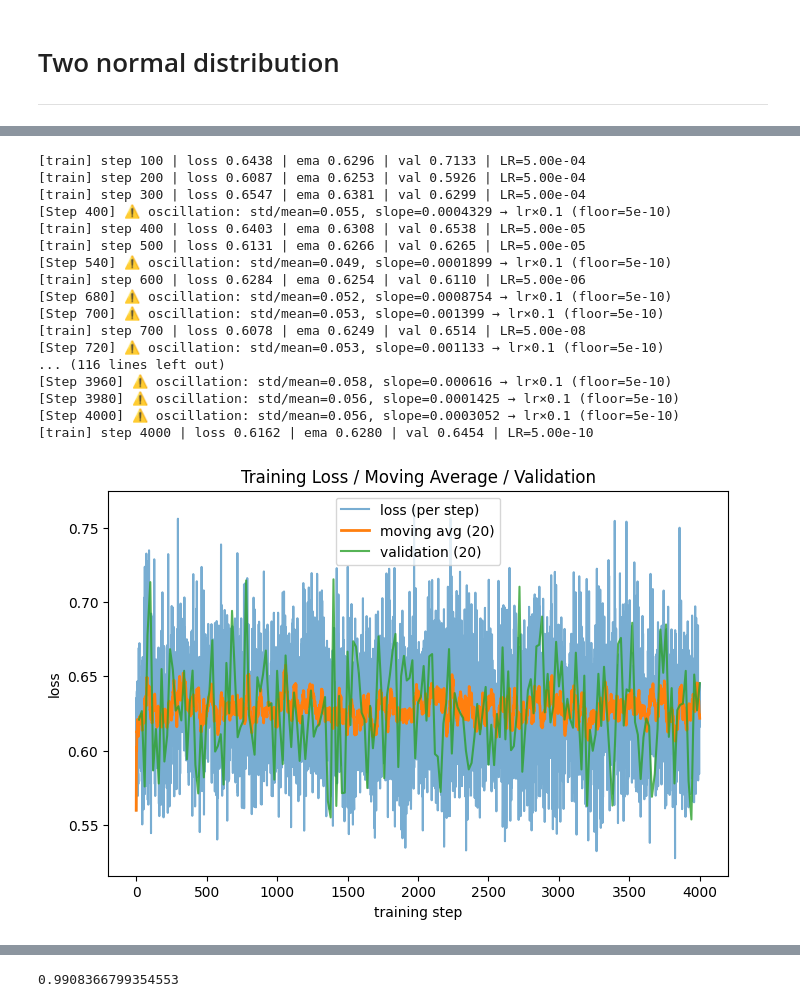
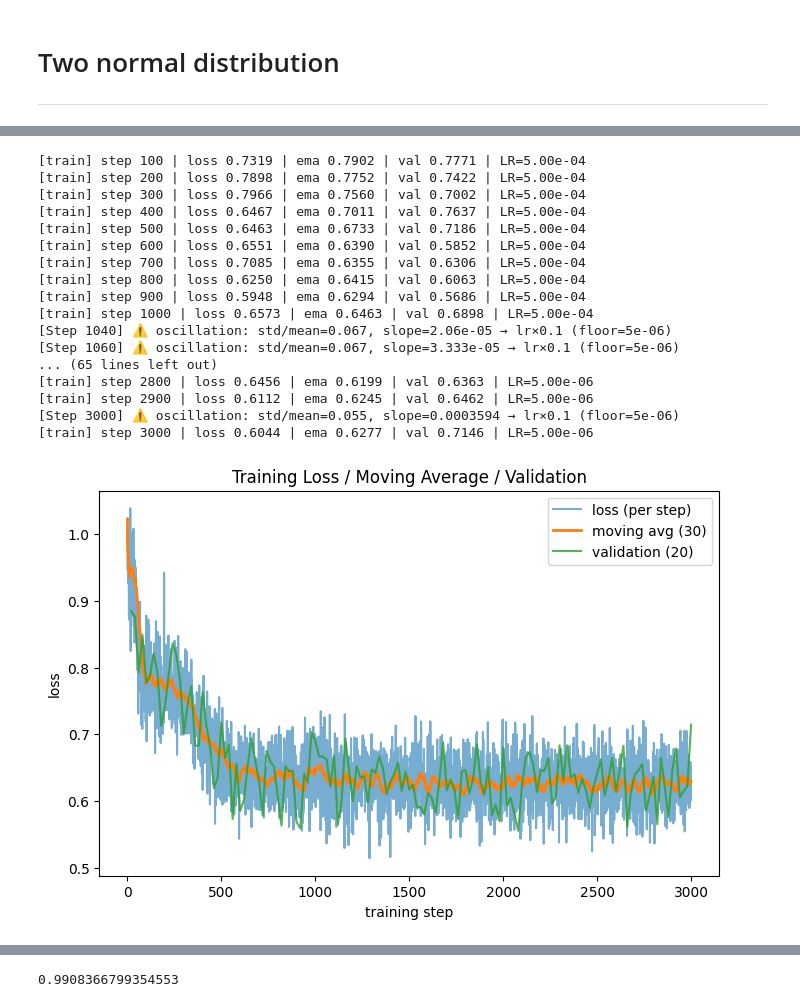
Before and after one commit to XuanWeiWang-999/2025Autumn_ML-project-DiffusionModel_02, a Jupyter notebook: 20251022_code/20251022_twoNormalDist - revised.ipynb, the cells around one changed output, grey strips where cells are left out. Drawn from its saved outputs; the diff is of its cells as text; code cells hidden in the pictures.

```diff
--- a/20251022_code/20251022_twoNormalDist - revised.ipynb
+++ b/20251022_code/20251022_twoNormalDist - revised.ipynb
@@ -255,32 +255,32 @@ def train_loop(
 # %%
 #losses, movavg=train_loop(y0, record_step=1)
 losses, movavg, val_losses, lr_hist = train_loop(
     y0,
     record_step=1,
     val_step=20,
-    window=20,
-    threshold=0.018,
-    train_steps=4000,
-    warmup_steps=200,
-    min_lr=5e-10
+    window=30,
+    threshold=0.03,
+    train_steps=3000,
+    warmup_steps=300,
+    min_lr=5e-6
 )
 steps = np.arange(len(losses))
 # %% [output]
-[train] step 100 | loss 0.6438 | ema 0.6296 | val 0.7133 | LR=5.00e-04
-[train] step 200 | loss 0.6087 | ema 0.6253 | val 0.5926 | LR=5.00e-04
-[train] step 300 | loss 0.6547 | ema 0.6381 | val 0.6299 | LR=5.00e-04
-[Step 400] ⚠️ oscillation: std/mean=0.055, slope=0.0004329 → lr×0.1 (floor=5e-10)
-[train] step 400 | loss 0.6403 | ema 0.6308 | val 0.6538 | LR=5.00e-05
-[train] step 500 | loss 0.6131 | ema 0.6266 | val 0.6265 | LR=5.00e-05
-[Step 540] ⚠️ oscillation: std/mean=0.049, slope=0.0001899 → lr×0.1 (floor=5e-10)
-[train] step 600 | loss 0.6284 | ema 0.6254 | val 0.6110 | LR=5.00e-06
-[Step 680] ⚠️ oscillation: std/mean=0.052, slope=0.0008754 → lr×0.1 (floor=5e-10)
-[Step 700] ⚠️ oscillation: std/mean=0.053, slope=0.001399 → lr×0.1 (floor=5e-10)
-[train] step 700 | loss 0.6078 | ema 0.6249 | val 0.6514 | LR=5.00e-08
-[Step 720] ⚠️ oscillation: std/mean=0.053, slope=0.001133 → lr×0.1 (floor=5e-10)
-... (116 lines left out)
-[Step 3960] ⚠️ oscillation: std/mean=0.058, slope=0.000616 → lr×0.1 (floor=5e-10)
-[Step 3980] ⚠️ oscillation: std/mean=0.056, slope=0.0001425 → lr×0.1 (floor=5e-10)
-[Step 4000] ⚠️ oscillation: std/mean=0.056, slope=0.0003052 → lr×0.1 (floor=5e-10)
-[train] step 4000 | loss 0.6162 | ema 0.6280 | val 0.6454 | LR=5.00e-10
+[train] step 100 | loss 0.7319 | ema 0.7902 | val 0.7771 | LR=5.00e-04
+[train] step 200 | loss 0.7898 | ema 0.7752 | val 0.7422 | LR=5.00e-04
+[train] step 300 | loss 0.7966 | ema 0.7560 | val 0.7002 | LR=5.00e-04
+[train] step 400 | loss 0.6467 | ema 0.7011 | val 0.7637 | LR=5.00e-04
+[train] step 500 | loss 0.6463 | ema 0.6733 | val 0.7186 | LR=5.00e-04
+[train] step 600 | loss 0.6551 | ema 0.6390 | val 0.5852 | LR=5.00e-04
+[train] step 700 | loss 0.7085 | ema 0.6355 | val 0.6306 | LR=5.00e-04
+[train] step 800 | loss 0.6250 | ema 0.6415 | val 0.6063 | LR=5.00e-04
+[train] step 900 | loss 0.5948 | ema 0.6294 | val 0.5686 | LR=5.00e-04
+[train] step 1000 | loss 0.6573 | ema 0.6463 | val 0.6898 | LR=5.00e-04
+[Step 1040] ⚠️ oscillation: std/mean=0.067, slope=2.06e-05 → lr×0.1 (floor=5e-06)
+[Step 1060] ⚠️ oscillation: std/mean=0.067, slope=3.333e-05 → lr×0.1 (floor=5e-06)
+... (65 lines left out)
+[train] step 2800 | loss 0.6456 | ema 0.6199 | val 0.6363 | LR=5.00e-06
+[train] step 2900 | loss 0.6112 | ema 0.6245 | val 0.6462 | LR=5.00e-06
+[Step 3000] ⚠️ oscillation: std/mean=0.055, slope=0.0003594 → lr×0.1 (floor=5e-06)
+[train] step 3000 | loss 0.6044 | ema 0.6277 | val 0.7146 | LR=5.00e-06
-[figure, old version]
+[figure, new version]
```
Also changed, not shown: parts of 2 cells of this notebook.
